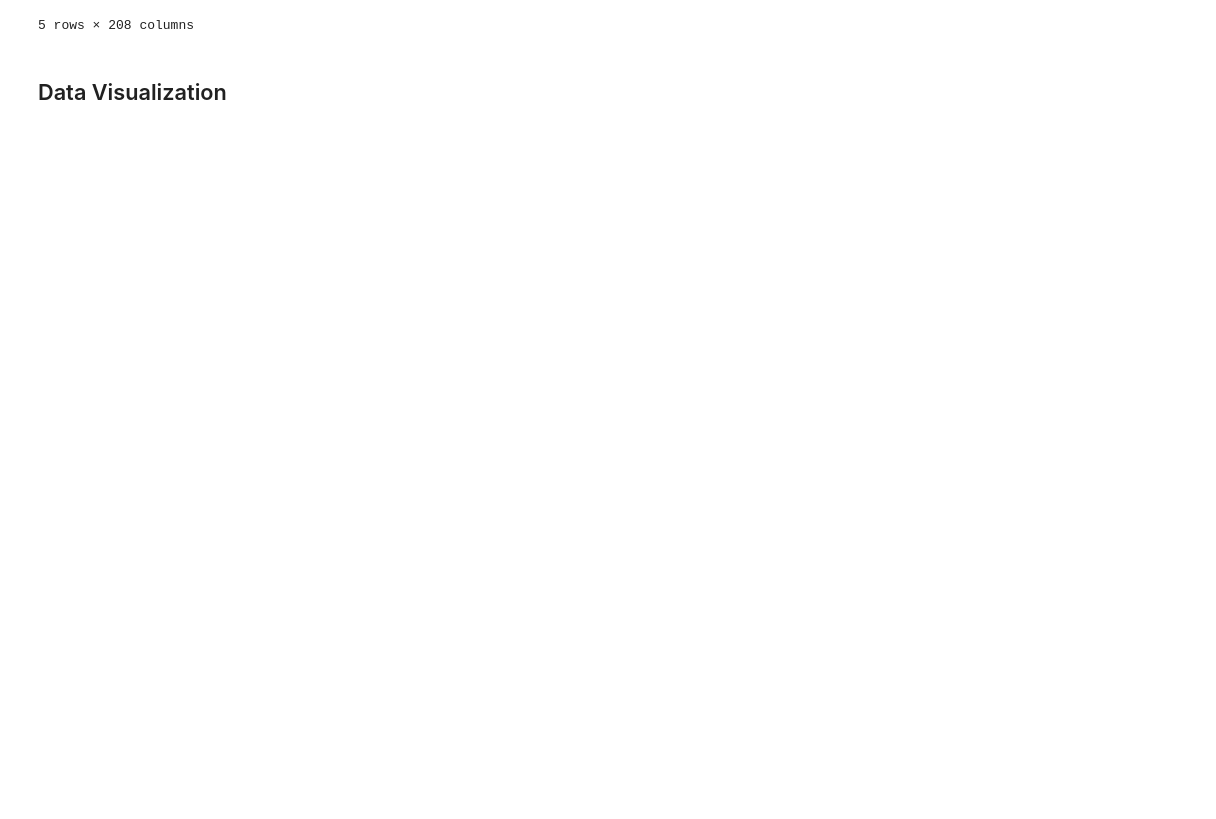
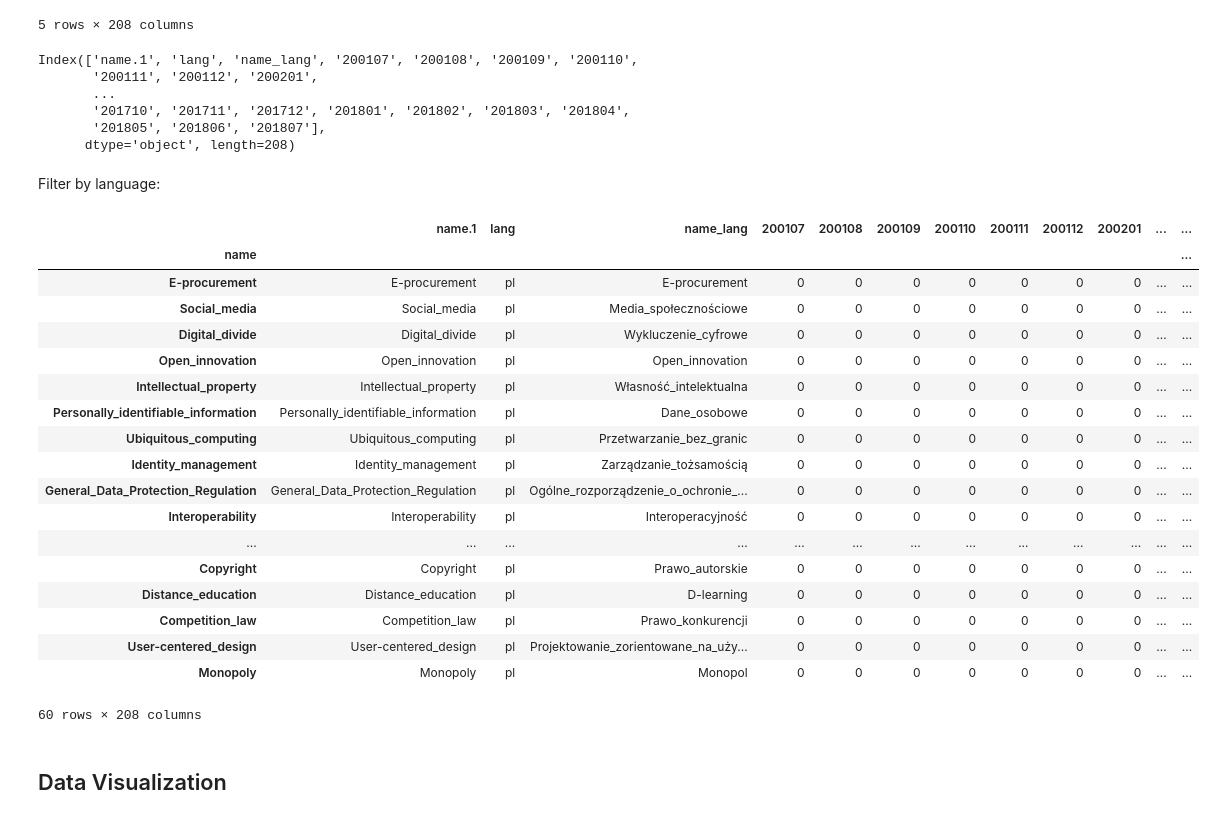
Before and after one commit to NGI4eu/engineroom-data-sprint-notebooks, a Jupyter notebook: 03-wikipedia-article-metrics/Datasprint-Wikipedia.ipynb, the cells around one changed output. Saved outputs shown, nothing was run; the diff lists cells and outputs as text; code cells hidden in the pictures; blank space fills up the shorter version.

Commit message:
Wikipedia notebook metrics

```diff
--- a/03-wikipedia-article-metrics/Datasprint-Wikipedia.ipynb
+++ b/03-wikipedia-article-metrics/Datasprint-Wikipedia.ipynb
@@ -106,5 +110,6 @@ metric = 'month_edits'
 # %%
-pd.read_csv('./results/'+topic+'/'+metric+'.csv', index_col=0).tail()
+df =pd.read_csv('./results/'+topic+'/'+metric+'.csv', index_col=0)
+df.tail()
 # %% [output]
 |  | name.1 | lang | name_lang | 200107 | 200108 | 200109 | 200110 | 200111 | 200112 | 200201 | ... | ... |
 | name |  |  |  |  |  |  |  |  |  |  |  | ... |
@@ -114,6 +119,39 @@ pd.read_csv('./results/'+topic+'/'+metric+'.csv', index_col=0).tail()
 | Social_inequality | Social_inequality | ru | Социальное_неравенство | 0 | 0 | 0 | 0 | 0 | 0 | 0 | ... | ... |
 | Ubiquitous_computing | Ubiquitous_computing | ru | Повсеместные_вычисления | 0 | 0 | 0 | 0 | 0 | 0 | 0 | ... | ... |
 5 rows × 208 columns
+# %%
+df.columns
+# %% [output]
+Index(['name.1', 'lang', 'name_lang', '200107', '200108', '200109', '200110',
+       '200111', '200112', '200201',
+       ...
+       '201710', '201711', '201712', '201801', '201802', '201803', '201804',
+       '201805', '201806', '201807'],
+      dtype='object', length=208)
+# %% [markdown]
+Filter by language:
+# %%
+df[df.lang=='pl']
+# %% [output]
+|  | name.1 | lang | name_lang | 200107 | 200108 | 200109 | 200110 | 200111 | 200112 | 200201 | ... | ... |
+| name |  |  |  |  |  |  |  |  |  |  |  | ... |
+| E-procurement | E-procurement | pl | E-procurement | 0 | 0 | 0 | 0 | 0 | 0 | 0 | ... | ... |
+| Social_media | Social_media | pl | Media_społecznościowe | 0 | 0 | 0 | 0 | 0 | 0 | 0 | ... | ... |
+| Digital_divide | Digital_divide | pl | Wykluczenie_cyfrowe | 0 | 0 | 0 | 0 | 0 | 0 | 0 | ... | ... |
+| Open_innovation | Open_innovation | pl | Open_innovation | 0 | 0 | 0 | 0 | 0 | 0 | 0 | ... | ... |
+| Intellectual_property | Intellectual_property | pl | Własność_intelektualna | 0 | 0 | 0 | 0 | 0 | 0 | 0 | ... | ... |
+| Personally_identifiable_information | Personally_identifiable_information | pl | Dane_osobowe | 0 | 0 | 0 | 0 | 0 | 0 | 0 | ... | ... |
+| Ubiquitous_computing | Ubiquitous_computing | pl | Przetwarzanie_bez_granic | 0 | 0 | 0 | 0 | 0 | 0 | 0 | ... | ... |
+| Identity_management | Identity_management | pl | Zarządzanie_tożsamością | 0 | 0 | 0 | 0 | 0 | 0 | 0 | ... | ... |
+| General_Data_Protection_Regulation | General_Data_Protection_Regulation | pl | Ogólne_rozporządzenie_o_ochronie_... | 0 | 0 | 0 | 0 | 0 | 0 | 0 | ... | ... |
+| Interoperability | Interoperability | pl | Interoperacyjność | 0 | 0 | 0 | 0 | 0 | 0 | 0 | ... | ... |
+| ... | ... | ... | ... | ... | ... | ... | ... | ... | ... | ... | ... | ... |
+| Copyright | Copyright | pl | Prawo_autorskie | 0 | 0 | 0 | 0 | 0 | 0 | 0 | ... | ... |
+| Distance_education | Distance_education | pl | D-learning | 0 | 0 | 0 | 0 | 0 | 0 | 0 | ... | ... |
+| Competition_law | Competition_law | pl | Prawo_konkurencji | 0 | 0 | 0 | 0 | 0 | 0 | 0 | ... | ... |
+| User-centered_design | User-centered_design | pl | Projektowanie_zorientowane_na_uży... | 0 | 0 | 0 | 0 | 0 | 0 | 0 | ... | ... |
+| Monopoly | Monopoly | pl | Monopol | 0 | 0 | 0 | 0 | 0 | 0 | 0 | ... | ... |
+60 rows × 208 columns
 # %% [markdown]
 ## Data Visualization
 # %%
```
Also changed, not shown: parts of 2 cells of this notebook.
